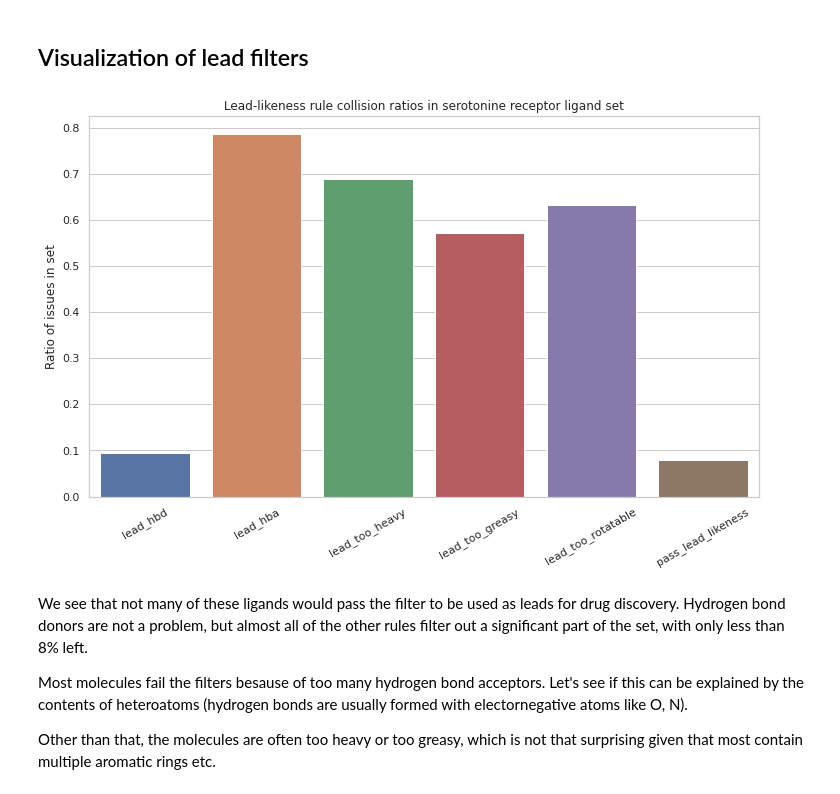
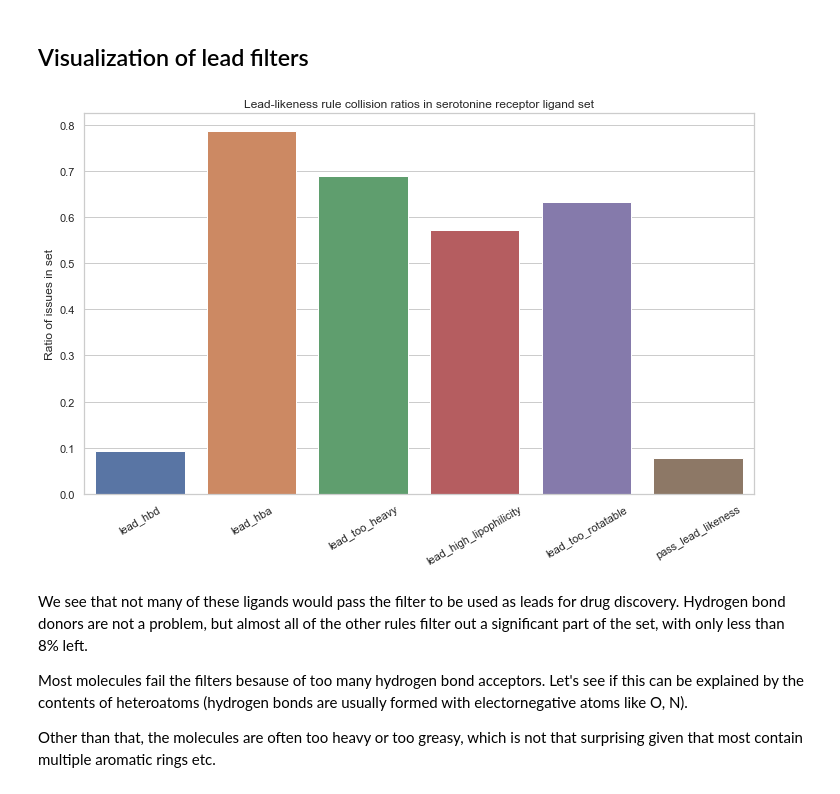
Before and after one commit to lich-uct/cdd2021, a Jupyter notebook: brazdilv/04_drug_likeness.ipynb, the cells around one changed output. Cells and saved outputs as stored; diff of their text form; code cells hidden in the pictures.

```diff
--- a/brazdilv/04_drug_likeness.ipynb
+++ b/brazdilv/04_drug_likeness.ipynb
@@ -157,6 +143,6 @@ sum(ligands_df["violates_lipinski"])/len(ligands_df["violates_lipinski"])
 # %% [markdown]
 The overall number of RO5 violations in the serotonine receptor ligand set is 805, which makes a bit less than a half violation per molecule. 247 ligands, about 13% of the dataset, violate more than one LRO5 rule, and thus fail the standard Lipinski filter.
 # %%
-df = ligands_df[["set", "too_many_hbd","too_many_hba", "too_heavy", "too_greasy", "violates_lipinski"]]
+df = ligands_df[["set", "too_many_hbd","too_many_hba", "too_heavy", "too_high_lipophilicity", "violates_lipinski"]]
 df.head()
 # %% [output]
@@ -239,7 +225,7 @@ df_drugbank = pd.DataFrame(
           "molecule": drugs})
 df_drugbank["too_many_hbd"] = df_drugbank["molecule"].apply(lambda l: too_many_hbd(l))
 df_drugbank["too_many_hba"] = df_drugbank["molecule"].apply(lambda l: too_many_hba(l))
-df_drugbank["too_greasy"] = df_drugbank["molecule"].apply(lambda l: too_greasy(l))
+df_drugbank["too_high_lipophilicity"] = df_drugbank["molecule"].apply(lambda l: too_high_lipophilicity(l))
 df_drugbank["too_heavy"] = df_drugbank["molecule"].apply(lambda l: too_heavy(l))
 df_drugbank["fails_lipinski"] = df_drugbank["molecule"].apply(lambda l: violates_lipinski(l))
 df_drugbank["odd_greasyness"] = df_drugbank["molecule"].apply(lambda l: bad_greasyness_ghose(l))
@@ -317,11 +302,11 @@ def lead_too_many_rotatable(mol):
 ligands_df["lead_hbd"] = ligands_df["molecule"].apply(lambda l: lead_too_many_hbd(l))
 ligands_df["lead_hba"] = ligands_df["molecule"].apply(lambda l: lead_too_many_hba(l))
 ligands_df["lead_too_heavy"] = ligands_df["molecule"].apply(lambda l: lead_too_heavy(l))
-ligands_df["lead_too_greasy"] = ligands_df["molecule"].apply(lambda l: lead_logp_violation(l))
+ligands_df["lead_high_lipophilicity"] = ligands_df["molecule"].apply(lambda l: lead_logp_violation(l))
 ligands_df["lead_too_rotatable"] = ligands_df["molecule"].apply(lambda l: lead_too_many_rotatable(l))
 
 sum(ligands_df["lead_hbd"]), sum(ligands_df["lead_hba"]), \
-sum(ligands_df["lead_too_heavy"]), sum(ligands_df["lead_too_greasy"]), \
+sum(ligands_df["lead_too_heavy"]), sum(ligands_df["lead_high_lipophilicity"]), \
 sum(ligands_df["lead_too_rotatable"]), len(serotonine_ligands)
 # %% [output]
 (176, 1474, 1291, 1072, 1185, 1876)
@@ -329,7 +314,7 @@ sum(ligands_df["lead_too_rotatable"]), len(serotonine_ligands)
 def all_false(line):
     return not any(list(line))
 
-ligands_df["pass_lead_likeness"] = ligands_df[["lead_hbd", "lead_hba", "lead_too_heavy", "lead_too_greasy", \
+ligands_df["pass_lead_likeness"] = ligands_df[["lead_hbd", "lead_hba", "lead_too_heavy", "lead_high_lipophilicity", \
                                                "lead_too_rotatable"]].apply(all_false, axis=1)
 # %%
 ligands_df.head()
@@ -366,13 +352,13 @@ Violations:
 ## Visualization of lead filters
 # %%
 with sns.axes_style("whitegrid"):
-    p = sns.barplot(data=ligands_df[["lead_hbd", "lead_hba", "lead_too_heavy", "lead_too_greasy", \
+    p = sns.barplot(data=ligands_df[["lead_hbd", "lead_hba", "lead_too_heavy", "lead_high_lipophilicity", \
                                                "lead_too_rotatable", "pass_lead_likeness"]], ci=None)
     p.set_title("Lead-likeness rule collision ratios in serotonine receptor ligand set")
     p.set_ylabel("Ratio of issues in set")
     p.set_xticklabels(p.get_xticklabels(), rotation=30)
 # %% [output]
-[figure, old version]
+[figure, new version]
 # %% [markdown]
 We see that not many of these ligands would pass the filter to be used as leads for drug discovery. Hydrogen bond donors are not a problem, but almost all of the other rules filter out a significant part of the set, with only less than 8% left.
 
```
Also changed, not shown: parts of 25 cells of this notebook.
